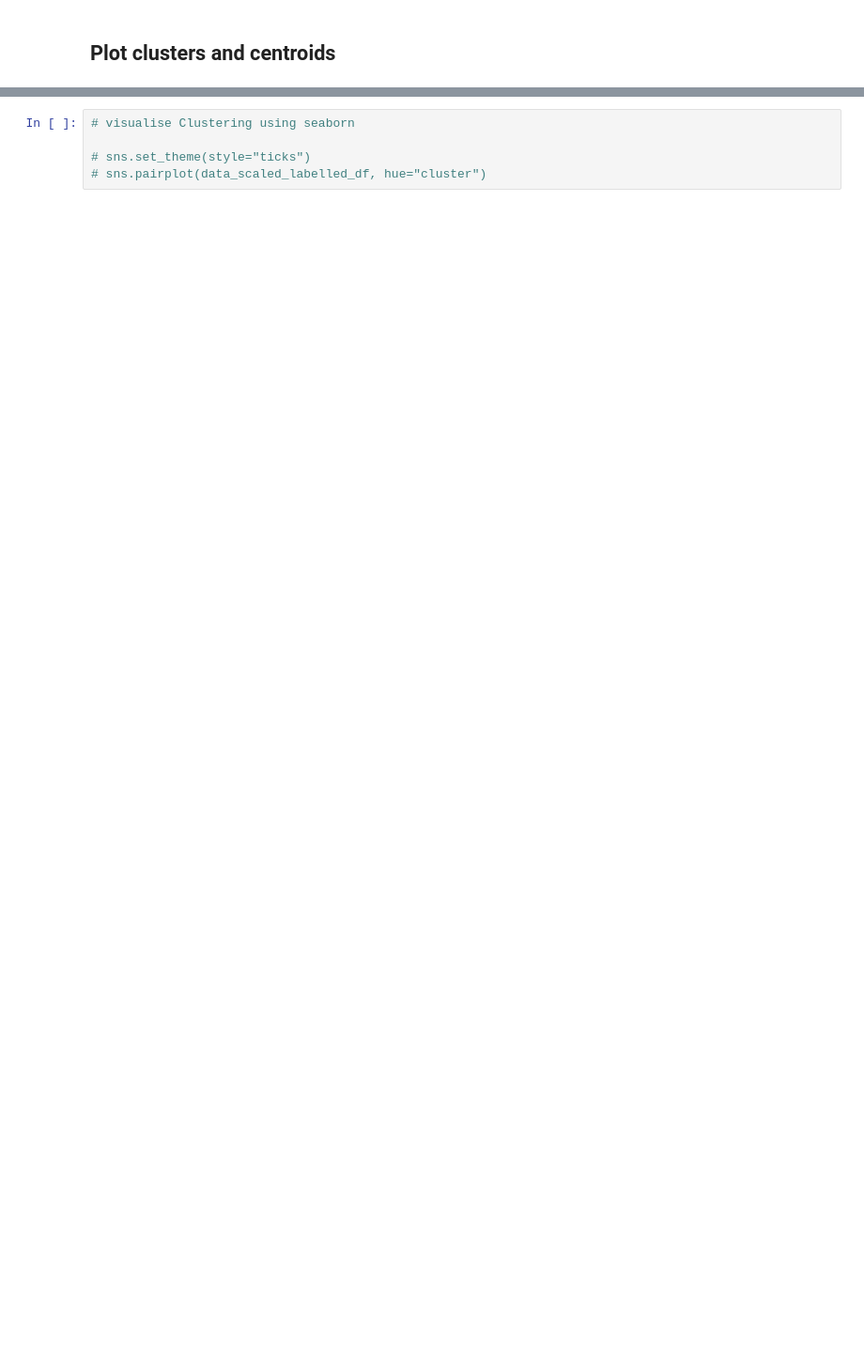
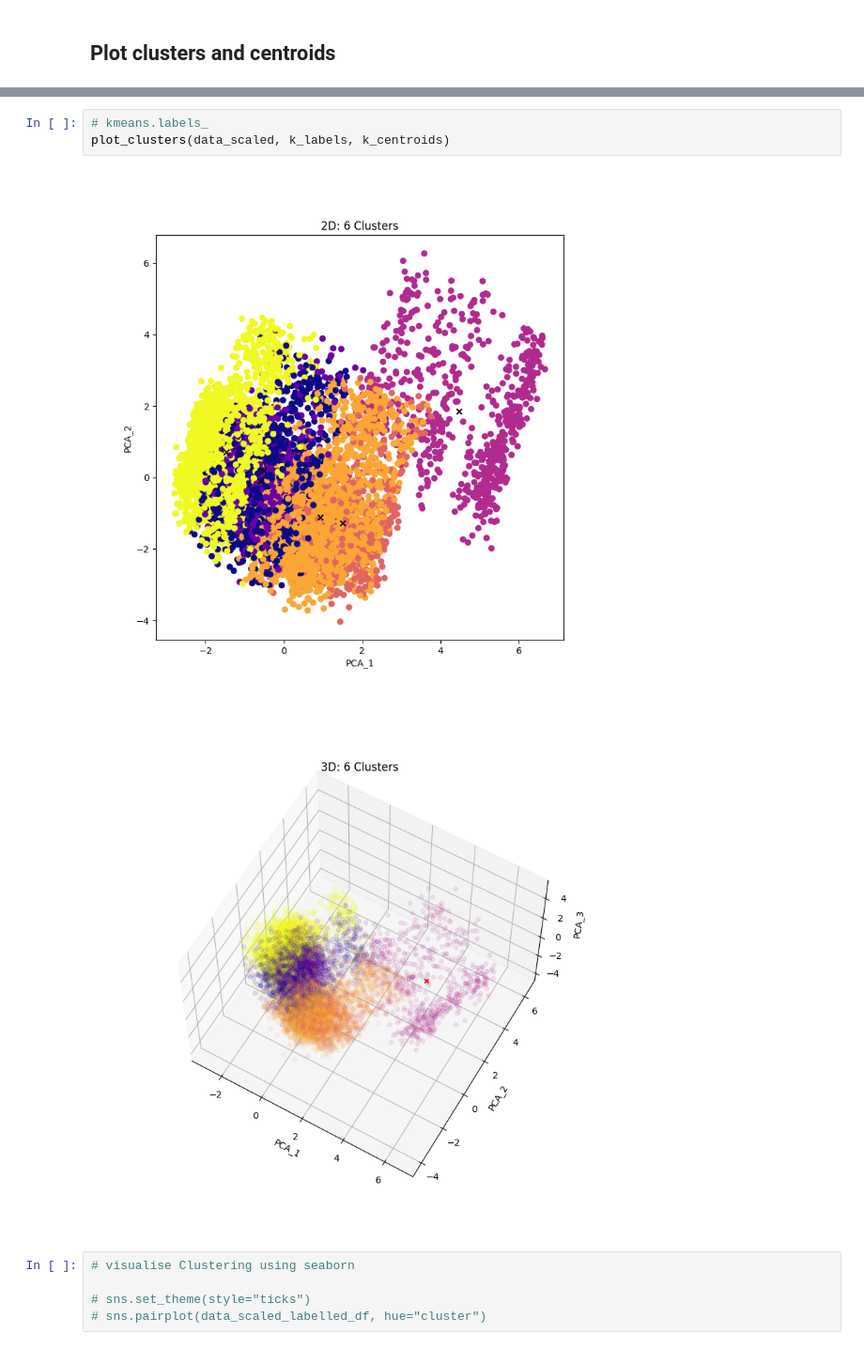
Before and after one commit to anilembel/Churn_Prediction_Becode, a Jupyter notebook: 4_modeling/clustering.ipynb, the cells around one changed output, grey strips where cells are left out. Shown at 94% size. Cells and saved outputs as stored; diff of their text form; blank space fills up the shorter version.

```diff
--- a/4_modeling/clustering.ipynb
+++ b/4_modeling/clustering.ipynb
@@ -305,3 +354,9 @@ plot_clusters(data_scaled, k_labels, k_centroids)
+# %%
+# kmeans.labels_
+plot_clusters(data_scaled, k_labels, k_centroids)
+# %% [output]
+[figure, added]
+[figure, added]
 # %%
 # visualise Clustering using seaborn
 
```
Also changed, not shown: parts of 13 cells of this notebook, 2 other files.
